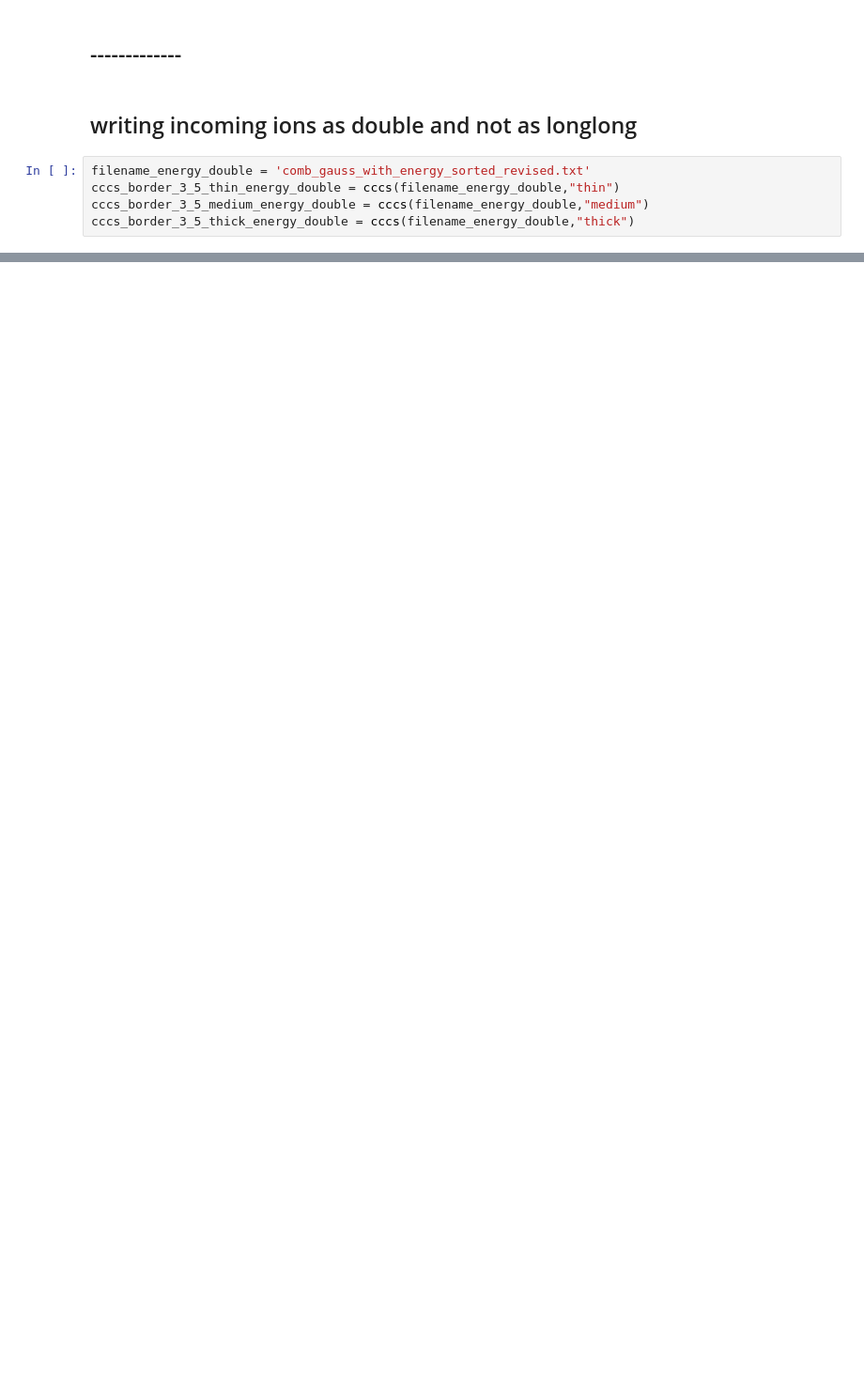
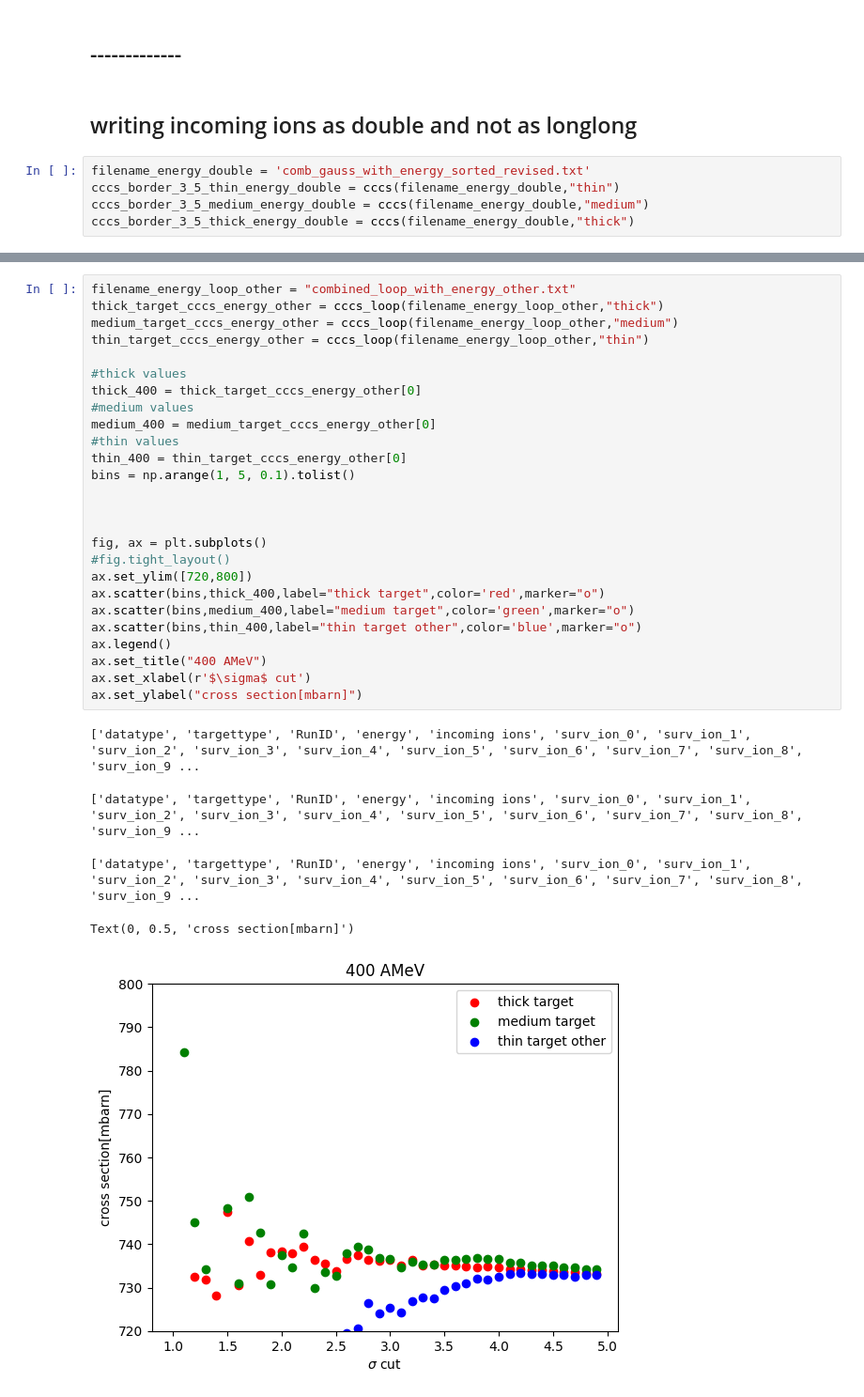
Before and after one commit to jenegger/r3bweek24_gsi, a Jupyter notebook: preliminary_charge_chaning_methods.ipynb, the cells around one changed output, grey strips where cells are left out. Shown at 94% size. Saved outputs shown, nothing was run; the diff lists cells and outputs as text; blank space fills up the shorter version.

```diff
--- a/preliminary_charge_chaning_methods.ipynb
+++ b/preliminary_charge_chaning_methods.ipynb
@@ -837,0 +874,32 @@ ax.scatter(energy,cccs_border_3_5_thin_energy_double,label="thin,energy double",
+# %%
+filename_energy_loop_other = "combined_loop_with_energy_other.txt"
+thick_target_cccs_energy_other = cccs_loop(filename_energy_loop_other,"thick")
+medium_target_cccs_energy_other = cccs_loop(filename_energy_loop_other,"medium")
+thin_target_cccs_energy_other = cccs_loop(filename_energy_loop_other,"thin")
+
+#thick values
+thick_400 = thick_target_cccs_energy_other[0]
+#medium values
+medium_400 = medium_target_cccs_energy_other[0]
+#thin values
+thin_400 = thin_target_cccs_energy_other[0]
+bins = np.arange(1, 5, 0.1).tolist()
+
+
+
+fig, ax = plt.subplots()
+#fig.tight_layout()
+ax.set_ylim([720,800])
+ax.scatter(bins,thick_400,label="thick target",color='red',marker="o")
+ax.scatter(bins,medium_400,label="medium target",color='green',marker="o")
+ax.scatter(bins,thin_400,label="thin target other",color='blue',marker="o")
+ax.legend()
+ax.set_title("400 AMeV")
+ax.set_xlabel(r'$\sigma$ cut')
+ax.set_ylabel("cross section[mbarn]")
+# %% [output]
+['datatype', 'targettype', 'RunID', 'energy', 'incoming ions', 'surv_ion_0', 'surv_ion_1', 'surv_ion_2', 'surv_ion_3', 'surv_ion_4', 'surv_ion_5', 'surv_ion_6', 'surv_ion_7', 'surv_ion_8', 'surv_ion_9 ...
+['datatype', 'targettype', 'RunID', 'energy', 'incoming ions', 'surv_ion_0', 'surv_ion_1', 'surv_ion_2', 'surv_ion_3', 'surv_ion_4', 'surv_ion_5', 'surv_ion_6', 'surv_ion_7', 'surv_ion_8', 'surv_ion_9 ...
+['datatype', 'targettype', 'RunID', 'energy', 'incoming ions', 'surv_ion_0', 'surv_ion_1', 'surv_ion_2', 'surv_ion_3', 'surv_ion_4', 'surv_ion_5', 'surv_ion_6', 'surv_ion_7', 'surv_ion_8', 'surv_ion_9 ...
+Text(0, 0.5, 'cross section[mbarn]')
+[figure, added]
```
Also changed, not shown: parts of 19 cells of this notebook, 11 other files.
